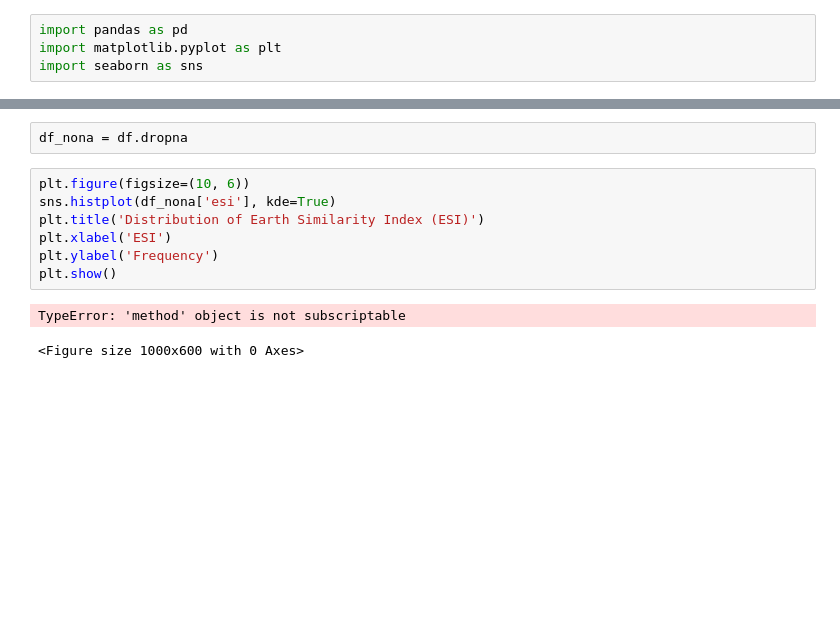
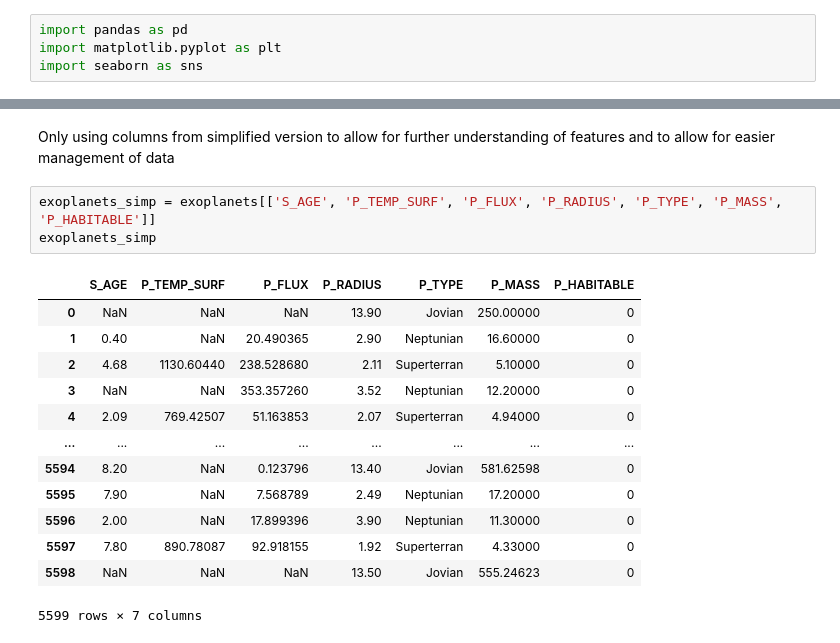
Before and after one commit to Atakamoto/Exoplanet-Habitability-Evaluator, a Jupyter notebook: ExoplanetHabitabilityEvaluator.ipynb, the cells around one changed output, grey strips where cells are left out. Cells and saved outputs as stored; diff of their text form; blank space fills up the shorter version.

```diff
--- a/ExoplanetHabitabilityEvaluator.ipynb
+++ b/ExoplanetHabitabilityEvaluator.ipynb
@@ -34,14 +48,21 @@ df.size
 # %% [output]
 660682
-# %%
-df_nona = df.dropna
-# %%
-plt.figure(figsize=(10, 6))
-sns.histplot(df_nona['esi'], kde=True)
-plt.title('Distribution of Earth Similarity Index (ESI)')
-plt.xlabel('ESI')
-plt.ylabel('Frequency')
-plt.show()
-# %% [output]
-TypeError: 'method' object is not subscriptable
-<Figure size 1000x600 with 0 Axes>
+# %% [markdown]
+Only using columns from simplified version to allow for further understanding of features and to allow for easier management of data
+# %%
+exoplanets_simp = exoplanets[['S_AGE', 'P_TEMP_SURF', 'P_FLUX', 'P_RADIUS', 'P_TYPE', 'P_MASS', 'P_HABITABLE']]
+exoplanets_simp
+# %% [output]
+|  | S_AGE | P_TEMP_SURF | P_FLUX | P_RADIUS | P_TYPE | P_MASS | P_HABITABLE |
+| 0 | NaN | NaN | NaN | 13.90 | Jovian | 250.00000 | 0 |
+| 1 | 0.40 | NaN | 20.490365 | 2.90 | Neptunian | 16.60000 | 0 |
+| 2 | 4.68 | 1130.60440 | 238.528680 | 2.11 | Superterran | 5.10000 | 0 |
+| 3 | NaN | NaN | 353.357260 | 3.52 | Neptunian | 12.20000 | 0 |
+| 4 | 2.09 | 769.42507 | 51.163853 | 2.07 | Superterran | 4.94000 | 0 |
+| ... | ... | ... | ... | ... | ... | ... | ... |
+| 5594 | 8.20 | NaN | 0.123796 | 13.40 | Jovian | 581.62598 | 0 |
+| 5595 | 7.90 | NaN | 7.568789 | 2.49 | Neptunian | 17.20000 | 0 |
+| 5596 | 2.00 | NaN | 17.899396 | 3.90 | Neptunian | 11.30000 | 0 |
+| 5597 | 7.80 | 890.78087 | 92.918155 | 1.92 | Superterran | 4.33000 | 0 |
+| 5598 | NaN | NaN | NaN | 13.50 | Jovian | 555.24623 | 0 |
+5599 rows × 7 columns
```
Also changed, not shown: parts of 18 cells of this notebook.
